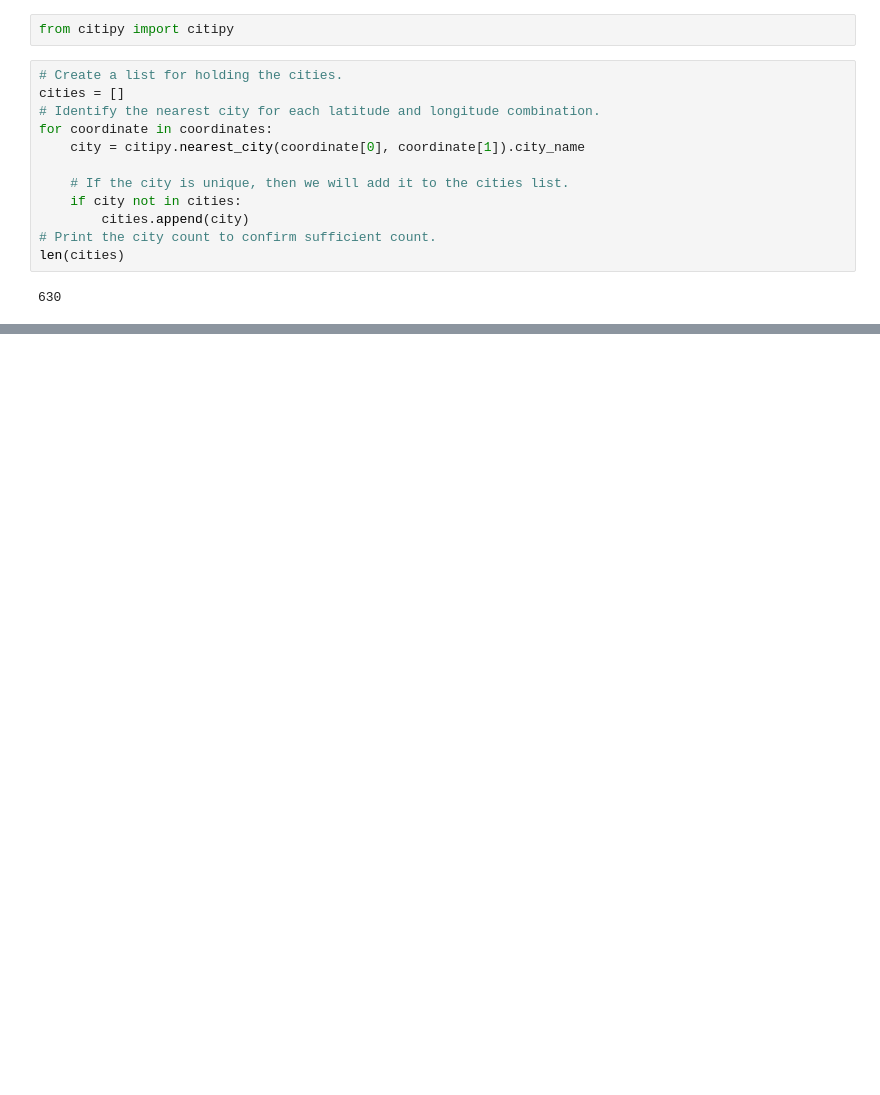
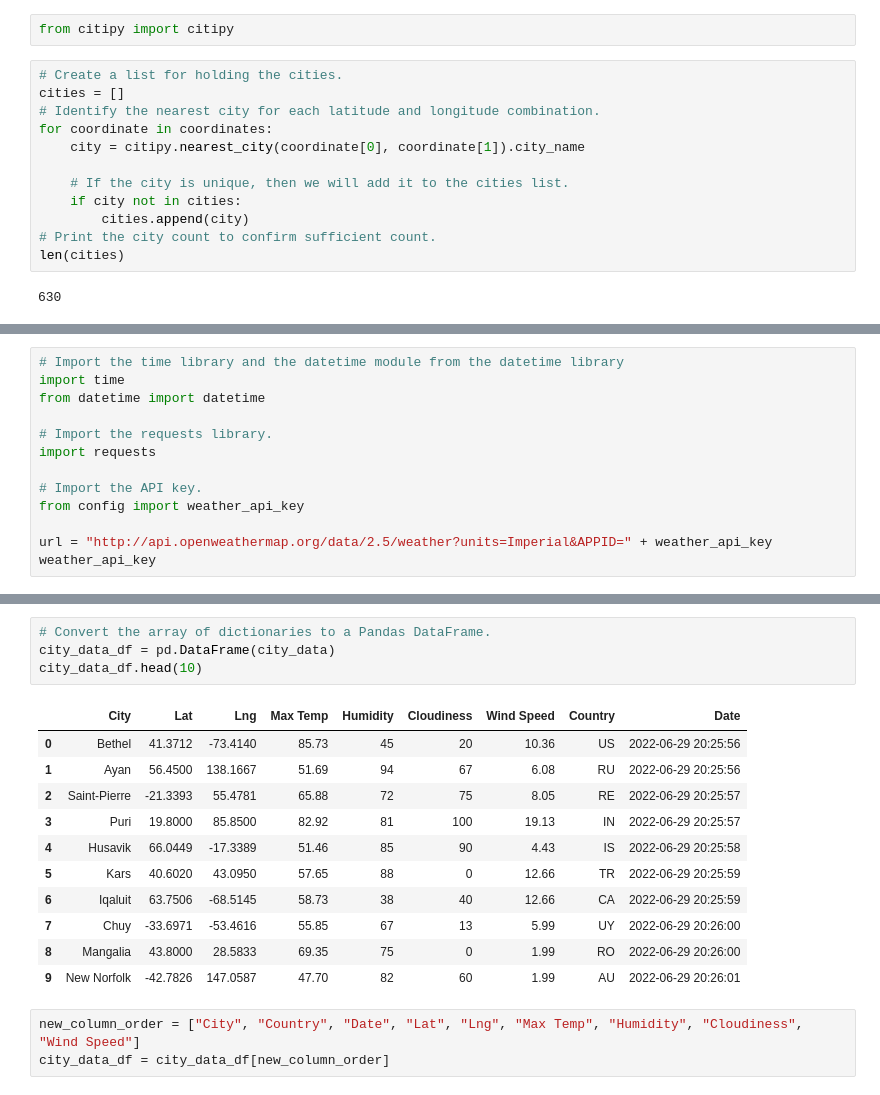
Before and after one commit to mgochis/World_Weather_Analysis, a Jupyter notebook: WeatherPy.ipynb, the cells around one changed output, grey strips where cells are left out. Cells and saved outputs as stored; diff of their text form; blank space fills up the shorter version.

```diff
--- a/WeatherPy.ipynb
+++ b/WeatherPy.ipynb
@@ -74,0 +75,13 @@ cities
+# %%
+# Import the time library and the datetime module from the datetime library
+import time
+from datetime import datetime
+
+# Import the requests library.
+import requests
+
+# Import the API key.
+from config import weather_api_key
+
+url = "http://api.openweathermap.org/data/2.5/weather?units=Imperial&APPID=" + weather_api_key
+weather_api_key
@@ -74,0 +169,19 @@ cities
+# %%
+# Convert the array of dictionaries to a Pandas DataFrame.
+city_data_df = pd.DataFrame(city_data)
+city_data_df.head(10)
+# %% [output]
+|  | City | Lat | Lng | Max Temp | Humidity | Cloudiness | Wind Speed | Country | Date |
+| 0 | Bethel | 41.3712 | -73.4140 | 85.73 | 45 | 20 | 10.36 | US | 2022-06-29 20:25:56 |
+| 1 | Ayan | 56.4500 | 138.1667 | 51.69 | 94 | 67 | 6.08 | RU | 2022-06-29 20:25:56 |
+| 2 | Saint-Pierre | -21.3393 | 55.4781 | 65.88 | 72 | 75 | 8.05 | RE | 2022-06-29 20:25:57 |
+| 3 | Puri | 19.8000 | 85.8500 | 82.92 | 81 | 100 | 19.13 | IN | 2022-06-29 20:25:57 |
+| 4 | Husavik | 66.0449 | -17.3389 | 51.46 | 85 | 90 | 4.43 | IS | 2022-06-29 20:25:58 |
+| 5 | Kars | 40.6020 | 43.0950 | 57.65 | 88 | 0 | 12.66 | TR | 2022-06-29 20:25:59 |
+| 6 | Iqaluit | 63.7506 | -68.5145 | 58.73 | 38 | 40 | 12.66 | CA | 2022-06-29 20:25:59 |
+| 7 | Chuy | -33.6971 | -53.4616 | 55.85 | 67 | 13 | 5.99 | UY | 2022-06-29 20:26:00 |
+| 8 | Mangalia | 43.8000 | 28.5833 | 69.35 | 75 | 0 | 1.99 | RO | 2022-06-29 20:26:00 |
+| 9 | New Norfolk | -42.7826 | 147.0587 | 47.70 | 82 | 60 | 1.99 | AU | 2022-06-29 20:26:01 |
+# %%
+new_column_order = ["City", "Country", "Date", "Lat", "Lng", "Max Temp", "Humidity", "Cloudiness", "Wind Speed"]
+city_data_df = city_data_df[new_column_order]
```
Also changed, not shown: parts of 6 cells of this notebook, 4 other files.
